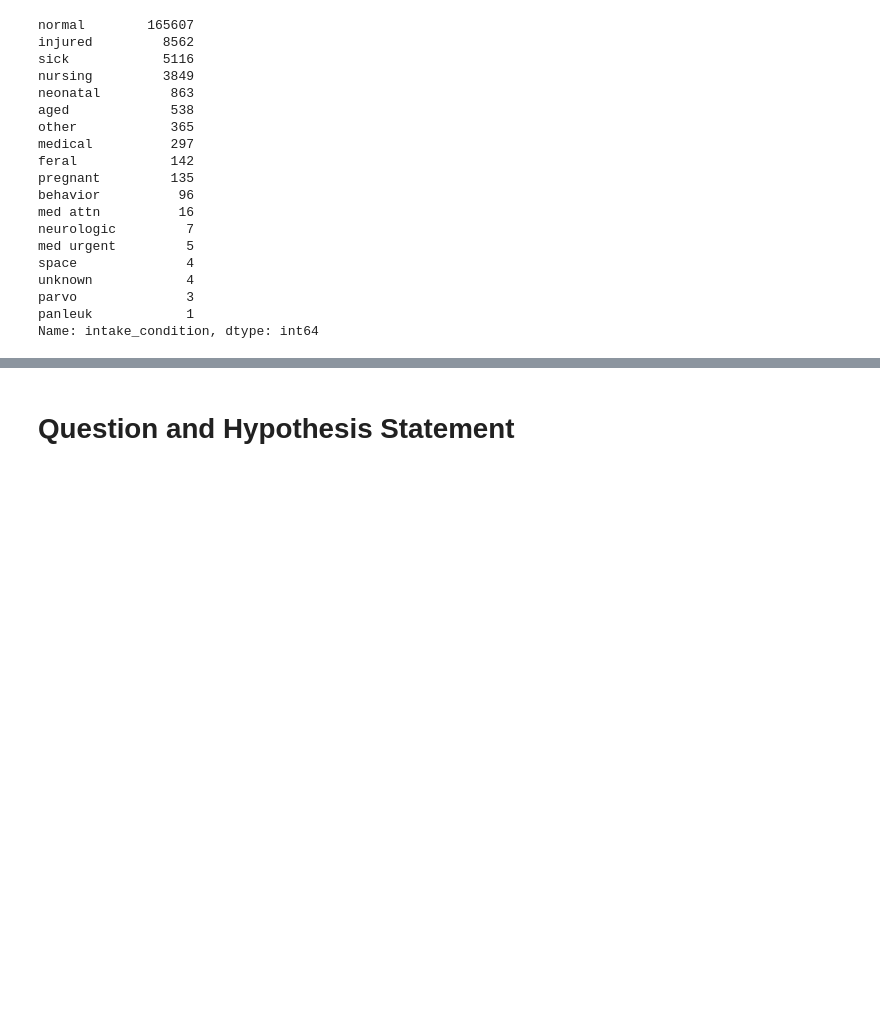
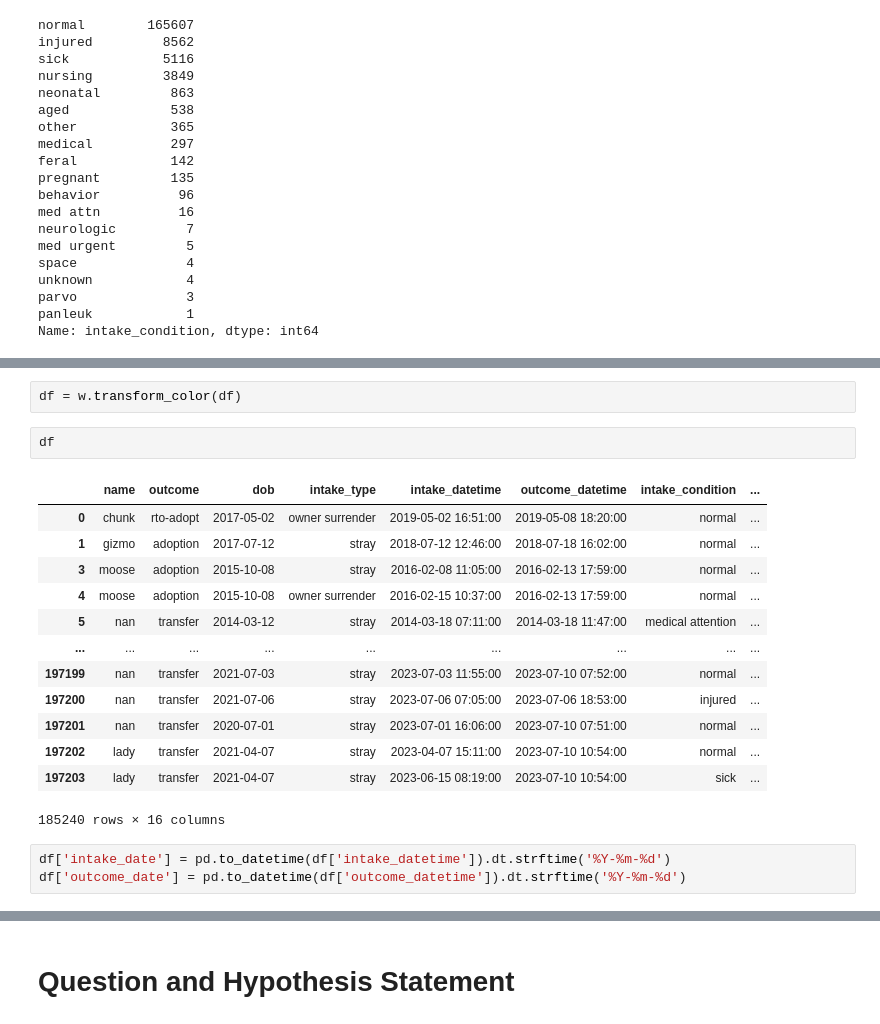
Before and after one commit to pound-puppies/animal-advocacy, a Jupyter notebook: kc_explore.ipynb, the cells around one changed output, grey strips where cells are left out. Saved outputs shown, nothing was run; the diff lists cells and outputs as text; blank space fills up the shorter version.

```diff
--- a/kc_explore.ipynb
+++ b/kc_explore.ipynb
@@ -156,0 +164,21 @@ df = w.transform_color(df)
+# %%
+df = w.transform_color(df)
+# %%
+df
+# %% [output]
+|  | name | outcome | dob | intake_type | intake_datetime | outcome_datetime | intake_condition | ... |
+| 0 | chunk | rto-adopt | 2017-05-02 | owner surrender | 2019-05-02 16:51:00 | 2019-05-08 18:20:00 | normal | ... |
+| 1 | gizmo | adoption | 2017-07-12 | stray | 2018-07-12 12:46:00 | 2018-07-18 16:02:00 | normal | ... |
+| 3 | moose | adoption | 2015-10-08 | stray | 2016-02-08 11:05:00 | 2016-02-13 17:59:00 | normal | ... |
+| 4 | moose | adoption | 2015-10-08 | owner surrender | 2016-02-15 10:37:00 | 2016-02-13 17:59:00 | normal | ... |
+| 5 | nan | transfer | 2014-03-12 | stray | 2014-03-18 07:11:00 | 2014-03-18 11:47:00 | medical attention | ... |
+| ... | ... | ... | ... | ... | ... | ... | ... | ... |
+| 197199 | nan | transfer | 2021-07-03 | stray | 2023-07-03 11:55:00 | 2023-07-10 07:52:00 | normal | ... |
+| 197200 | nan | transfer | 2021-07-06 | stray | 2023-07-06 07:05:00 | 2023-07-06 18:53:00 | injured | ... |
+| 197201 | nan | transfer | 2020-07-01 | stray | 2023-07-01 16:06:00 | 2023-07-10 07:51:00 | normal | ... |
+| 197202 | lady | transfer | 2021-04-07 | stray | 2023-04-07 15:11:00 | 2023-07-10 10:54:00 | normal | ... |
+| 197203 | lady | transfer | 2021-04-07 | stray | 2023-06-15 08:19:00 | 2023-07-10 10:54:00 | sick | ... |
+185240 rows × 16 columns
+# %%
+df['intake_date'] = pd.to_datetime(df['intake_datetime']).dt.strftime('%Y-%m-%d')
+df['outcome_date'] = pd.to_datetime(df['outcome_datetime']).dt.strftime('%Y-%m-%d')
```
Also changed, not shown: parts of 26 cells of this notebook, 1 other file.
